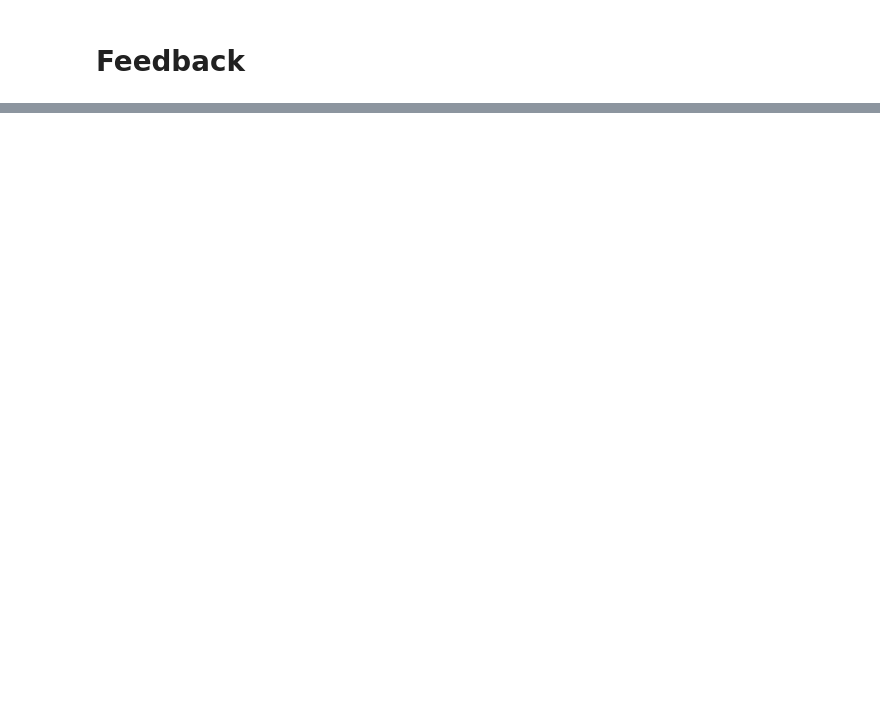
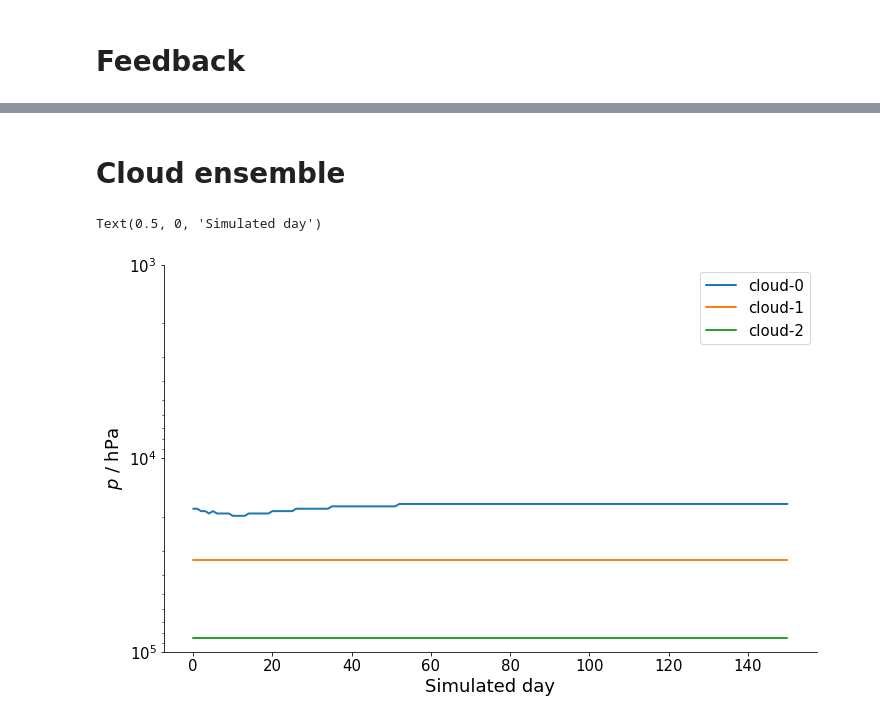
Before and after one commit to lkluft/konrad-tutorials, a Jupyter notebook: clouds.ipynb, the cells around one changed output, grey strips where cells are left out. Saved outputs shown, nothing was run; the diff lists cells and outputs as text; code cells hidden in the pictures; blank space fills up the shorter version.

```diff
--- a/clouds.ipynb
+++ b/clouds.ipynb
@@ -141,0 +138,2 @@ p.size
+# %% [markdown]
+# Cloud ensemble
@@ -141,0 +158,16 @@ p.size
+# %%
+fig, ax = plt.subplots()
+for key in ("cloud-0", "cloud-1", "cloud-2"):
+    with netCDF4.Dataset("test-clouds.nc", "r") as root:
+        time = root["time"][:] / 24
+        cloud_top = root[f"cloud/{key}/cloud_top"][:]
+
+    ax.plot(time, cloud_top, label=key)
+ax.legend()
+ax.set_yscale("log")
+ax.set_ylim(1_000e2, 10e2)
+ax.set_ylabel("$p$ / hPa")
+ax.set_xlabel("Simulated day")
+# %% [output]
+Text(0.5, 0, 'Simulated day')
+[figure, added]
```
Also changed, not shown: parts of 8 cells of this notebook.
